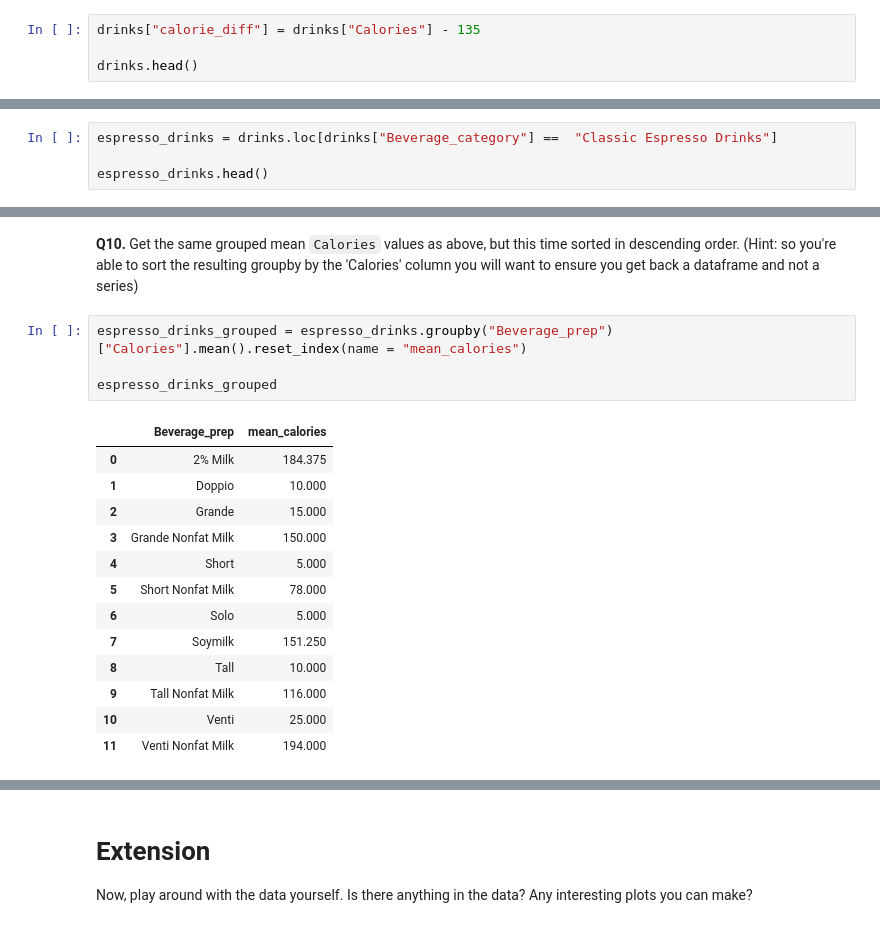
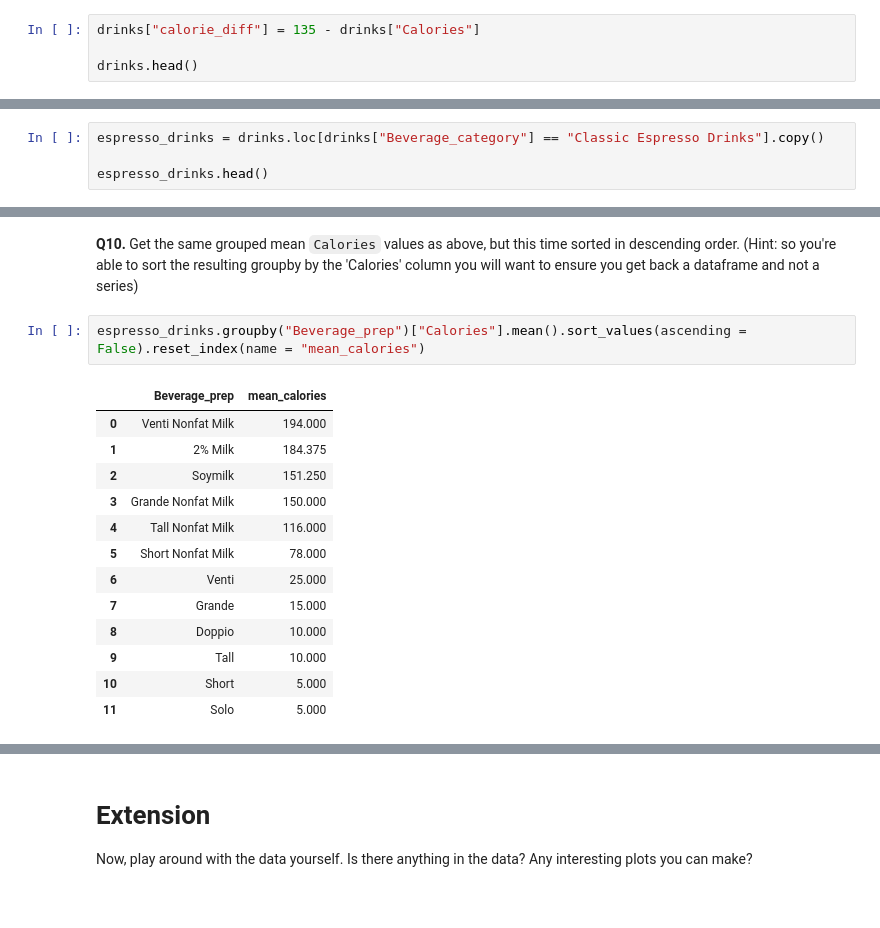
Before and after one commit to JohnHios/codeclan_homework_JohnHios, a Jupyter notebook: week_12/day_2/homework_john_hios.ipynb, the cells around one changed output, grey strips where cells are left out. Drawn from its saved outputs; the diff is of its cells as text.

```diff
--- a/week_12/day_2/homework_john_hios.ipynb
+++ b/week_12/day_2/homework_john_hios.ipynb
@@ -101,7 +102,7 @@ No missing values in the data
 # %% [markdown]
 **Q4.** In your `drinks` dataframe create a new variable (column) called `calorie_diff`, which stores the difference between 135 calories (135 calories = 10 cubes of sugar!) and the calories in each drink. (Hint: you’ll want to subtract the calories from 135 to see which drink have more or less than 10 cups of sugar).
 # %%
-drinks["calorie_diff"] = drinks["Calories"] - 135
+drinks["calorie_diff"] = 135 - drinks["Calories"]
 
 drinks.head()
 # %% [output]
@@ -187,7 +217,7 @@ dtype: object
 # %% [markdown]
 **Q8.** Filter the dataset drinks so we only take "Classic Espresso Drinks", and save this in a new data frame called `espresso_drinks`.
 # %%
-espresso_drinks = drinks.loc[drinks["Beverage_category"] ==  "Classic Espresso Drinks"]
+espresso_drinks = drinks.loc[drinks["Beverage_category"] == "Classic Espresso Drinks"].copy()
 
 espresso_drinks.head()
 # %% [output]
@@ -218,20 +248,18 @@ espresso_drinks.groupby("Beverage_prep")["Calories"].mean().reset_index(name = "
 # %% [markdown]
 **Q10.** Get the same grouped mean `Calories` values as above, but this time sorted in descending order. (Hint: so you're able to sort the resulting groupby by the 'Calories' column you will want to ensure you get back a dataframe and not a series)
 # %%
-espresso_drinks_grouped = espresso_drinks.groupby("Beverage_prep")["Calories"].mean().reset_index(name = "mean_calories")
-
-espresso_drinks_grouped
+espresso_drinks.groupby("Beverage_prep")["Calories"].mean().sort_values(ascending = False).reset_index(name = "mean_calories")
 # %% [output]
 |  | Beverage_prep | mean_calories |
-| 0 | 2% Milk | 184.375 |
-| 1 | Doppio | 10.000 |
-| 2 | Grande | 15.000 |
+| 0 | Venti Nonfat Milk | 194.000 |
+| 1 | 2% Milk | 184.375 |
+| 2 | Soymilk | 151.250 |
 | 3 | Grande Nonfat Milk | 150.000 |
-| 4 | Short | 5.000 |
+| 4 | Tall Nonfat Milk | 116.000 |
 | 5 | Short Nonfat Milk | 78.000 |
-| 6 | Solo | 5.000 |
-| 7 | Soymilk | 151.250 |
-| 8 | Tall | 10.000 |
-| 9 | Tall Nonfat Milk | 116.000 |
-| 10 | Venti | 25.000 |
-| 11 | Venti Nonfat Milk | 194.000 |
+| 6 | Venti | 25.000 |
+| 7 | Grande | 15.000 |
+| 8 | Doppio | 10.000 |
+| 9 | Tall | 10.000 |
+| 10 | Short | 5.000 |
+| 11 | Solo | 5.000 |
```
Also changed, not shown: parts of 12 cells of this notebook.
